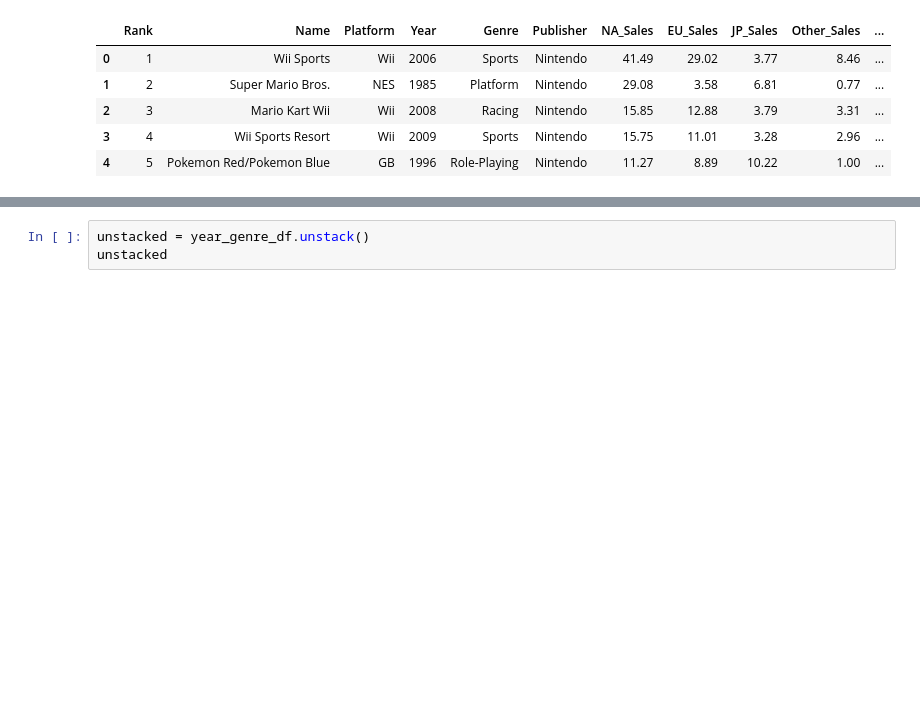
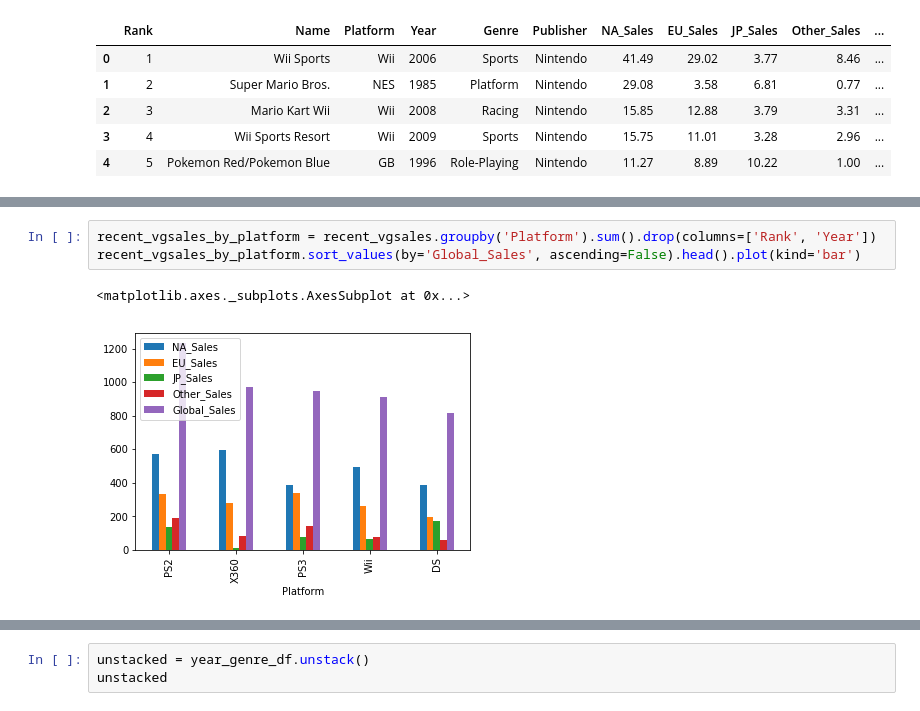
Before and after one commit to tortas/Video-Game-Data-Exploration, a Jupyter notebook: VGame_Exploration.ipynb, the cells around one changed output, grey strips where cells are left out. Cells and saved outputs as stored; diff of their text form; blank space fills up the shorter version.

```diff
--- a/VGame_Exploration.ipynb
+++ b/VGame_Exploration.ipynb
@@ -45,3 +90,9 @@ vg_sales.head()
+# %%
+recent_vgsales_by_platform = recent_vgsales.groupby('Platform').sum().drop(columns=['Rank', 'Year'])
+recent_vgsales_by_platform.sort_values(by='Global_Sales', ascending=False).head().plot(kind='bar')
+# %% [output]
+<matplotlib.axes._subplots.AxesSubplot at 0x...>
+[figure, added]
 # %%
 year_groups = vg_sales[(vg_sales.Year < 2017) & (vg_sales.Year > 2011)].groupby(['Year', 'Genre'])
 year_genre_df = year_groups.sum()
```
Also changed, not shown: parts of 17 cells of this notebook.
